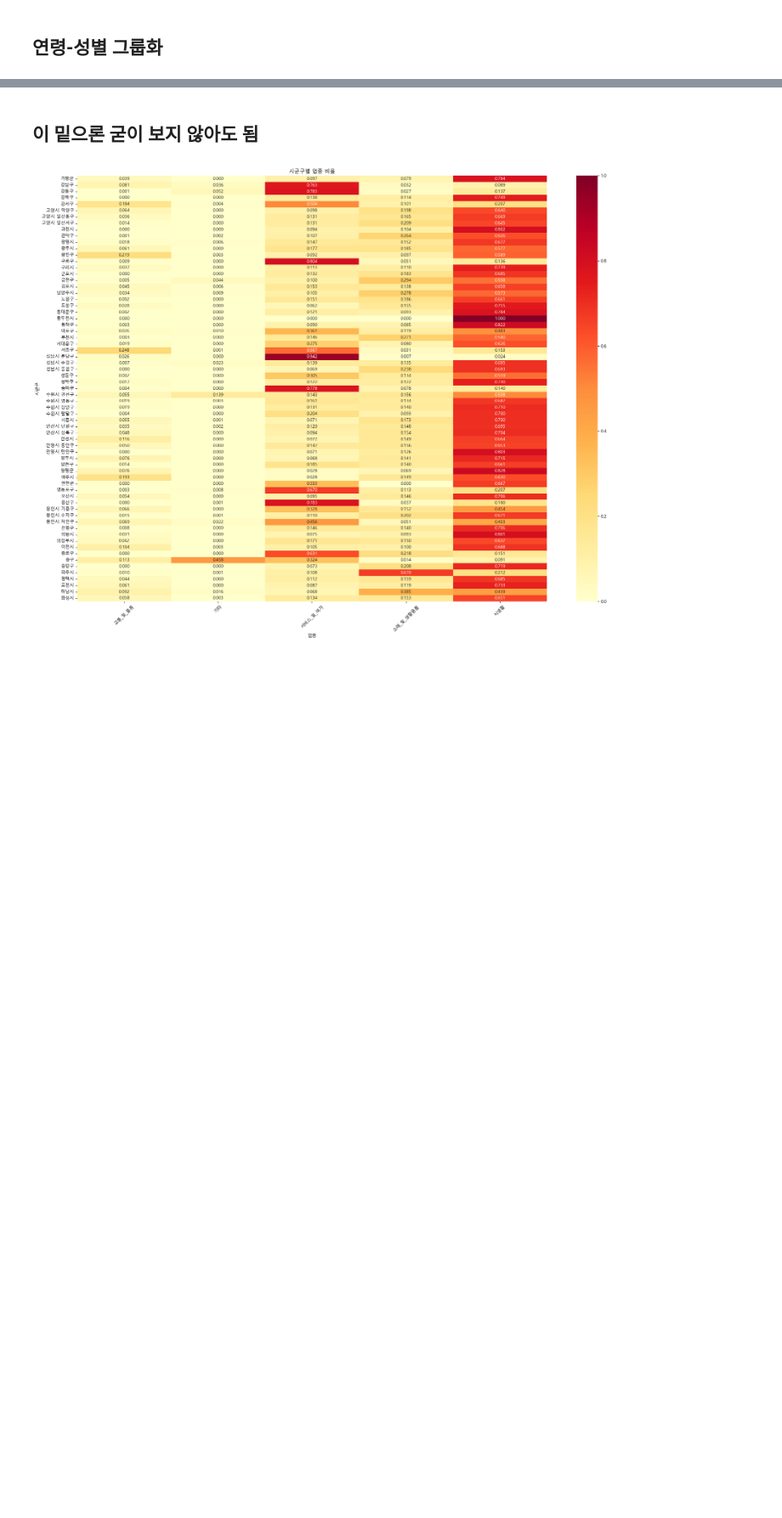
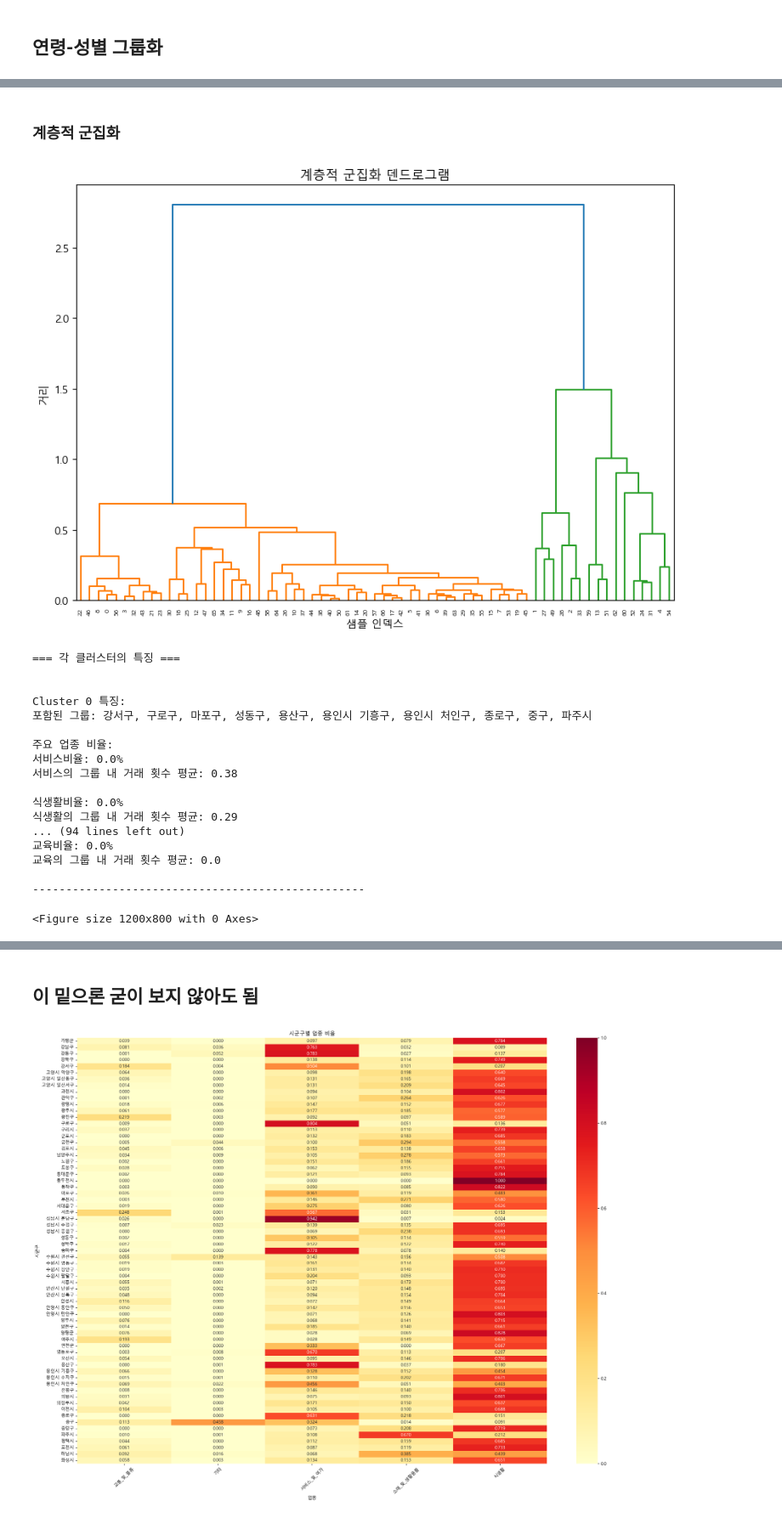
Before and after one commit to shs1018/iM_DiGital_Banker_academy, a Jupyter notebook: projects/iMBank_pj1/data_EDA.ipynb, the cells around one changed output, grey strips where cells are left out. Shown at 85% size. Saved outputs shown, nothing was run; the diff lists cells and outputs as text; code cells hidden in the pictures; blank space fills up the shorter version.

```diff
--- a/projects/iMBank_pj1/data_EDA.ipynb
+++ b/projects/iMBank_pj1/data_EDA.ipynb
@@ -614,0 +702,79 @@ Index(['Unnamed: 0', '거래년월', '고객ID', '가맹점업종명', '가맹
+# %% [markdown]
+### 계층적 군집화
+# %%
+# 데이터 전처리 - 더 단순하게
+grouped_data = data.groupby(['가맹점_시군구', '가맹점업종명_범주화_중분류']).size().unstack(fill_value=0)
+grouped_data = grouped_data.div(grouped_data.sum(axis=1), axis=0) # 비율로 만들거나 아니거나
+
+# 군집 갯수를 조정하기 쉽게 함수화
+def perform_hierarchical_clustering(data, n_clusters=2):
+    # 계층적 군집화 수행
+    hierarchical = AgglomerativeClustering(n_clusters=n_clusters)
+    clusters = hierarchical.fit_predict(data)
+
+    # 덴드로그램 시각화
+    plt.figure(figsize=(10, 7))
+    linkage_matrix = linkage(data, method='ward', metric='euclidean')
+    dendrogram(linkage_matrix)
+    plt.title('계층적 군집화 덴드로그램')
+    plt.xlabel('샘플 인덱스')
+    plt.ylabel('거리')
+    plt.show()
+
+    # 클러스터별 평균 계산
+    cluster_means = []
+    for i in range(n_clusters):
+        cluster_mask = clusters == i
+        cluster_data = data[cluster_mask]
+        cluster_means.append(cluster_data.mean())
+
+    # 클러스터별 특징 출력
+    print("\n=== 각 클러스터의 특징 ===\n")
+    for i in range(n_clusters):
+        cluster_groups = data.index[clusters == i]
+        print(f"\nCluster {i} 특징:")
+        print(f"포함된 그룹: {', '.join([f'{idx}' for idx in cluster_groups])}")
+        print("\n주요 업종 비율:")
+        for category, ratio in cluster_means[i].sort_values(ascending=False).items():
+            print(f"{category}비율: {ratio_pct:.1%}")
+            print(f"{category}의 그룹 내 거래 횟수 평균: {round(ratio, 2)} \n")
+        print("-" * 50)
+
+    # DataFrame으로 변환
+    cluster_means_df = pd.DataFrame(cluster_means, index=[f'Cluster {i}' for i in range(n_clusters)])
+
+    # Stacked Bar Plot 그리기
+    plt.figure(figsize=(12, 8))
+    cluster_means_df.plot(kind='bar', stacked=True)
+    plt.title('클러스터별 업종 비율 분포 (계층적 군집화)')
+    plt.xlabel('클러스터')
+    plt.ylabel('비율')
+    plt.legend(title='업종', bbox_to_anchor=(1.05, 1), loc='upper left')
+    plt.xticks(rotation=45)
+    plt.tight_layout()
+    plt.show()
+
+    return clusters, cluster_means_df
+
+# 함수 실행
+clusters, cluster_means_df = perform_hierarchical_clustering(grouped_data, n_clusters=3)
+# %% [output]
+[figure, added]
+=== 각 클러스터의 특징 ===
+
+
+Cluster 0 특징:
+포함된 그룹: 강서구, 구로구, 마포구, 성동구, 용산구, 용인시 기흥구, 용인시 처인구, 종로구, 중구, 파주시
+
+주요 업종 비율:
+서비스비율: 0.0%
+서비스의 그룹 내 거래 횟수 평균: 0.38
+
+식생활비율: 0.0%
+식생활의 그룹 내 거래 횟수 평균: 0.29
+... (94 lines left out)
+교육비율: 0.0%
+교육의 그룹 내 거래 횟수 평균: 0.0
+
+--------------------------------------------------
+<Figure size 1200x800 with 0 Axes>
```
Also changed, not shown: parts of 67 cells of this notebook.
